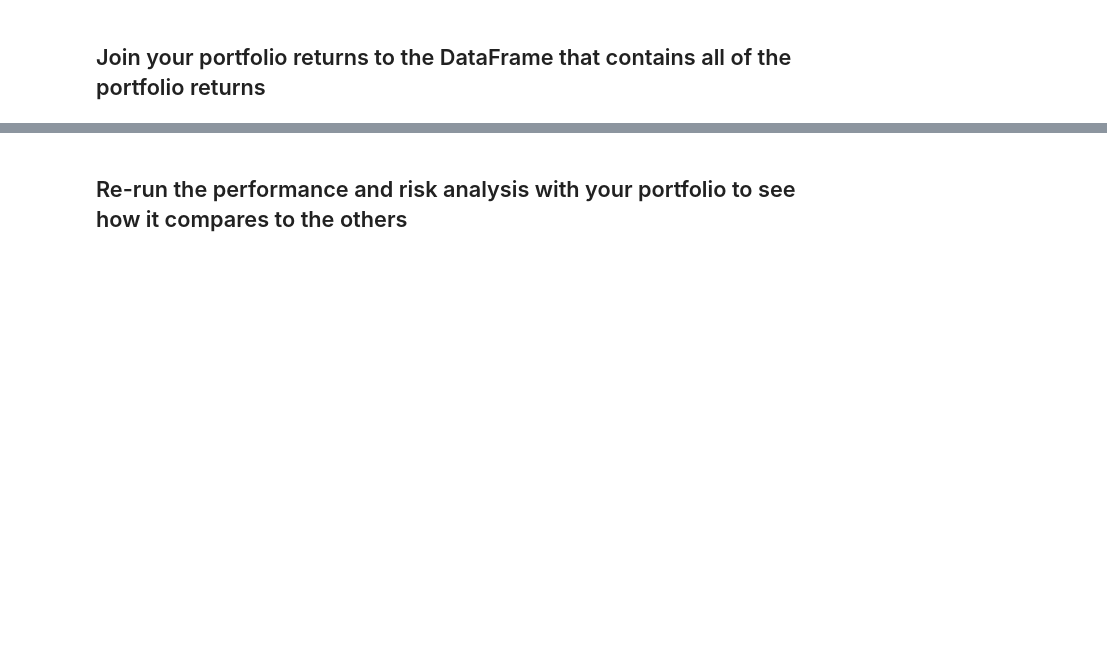
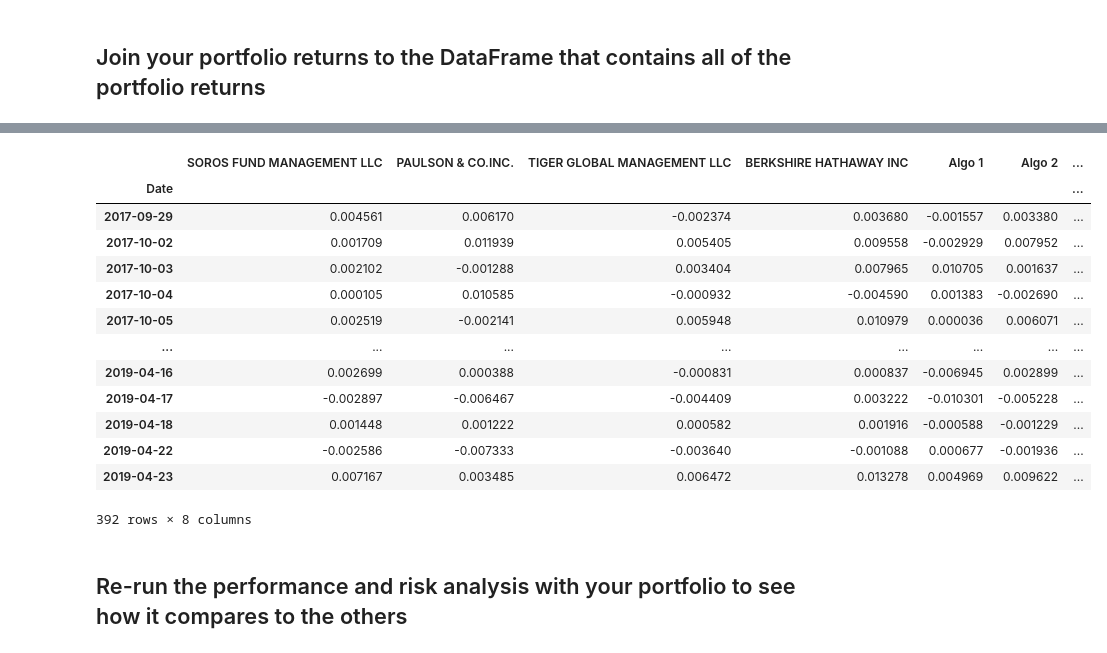
Before and after one commit to dbogatic/jupyter-homework, a Jupyter notebook: whale_analysis.ipynb, the cells around one changed output, grey strips where cells are left out. Cells and saved outputs as stored; diff of their text form; code cells hidden in the pictures; blank space fills up the shorter version.

Commit message:
all porfolio returns

```diff
--- a/whale_analysis.ipynb
+++ b/whale_analysis.ipynb
@@ -534,0 +538,18 @@ weights = [1/3, 1/3, 1/3]
+# %%
+# Calculate weighted portfolio returns
+# YOUR CODE HERE
+weights = [1/3, 1/3, 1/3]
+
+combined_daily_returns = combined_stock_prices.pct_change()
+combined_daily_returns.dropna(inplace=True)
+
+#combined_daily_returns.tail()
+
+weighted_combined_portfolio_return = combined_daily_returns.dot(weights)
+
+#convert serties to dataframe to assign Custom column name before concat
+weighted_combined_portfolio_return = pd.DataFrame(weighted_combined_portfolio_return)
+
+weighted_combined_portfolio_return.rename(columns={0:"Custom"}, inplace=True)
+
+weighted_combined_portfolio_return.head()
@@ -537,3 +566,6 @@ weights = [1/3, 1/3, 1/3]
 # %%
 # Add your "Custom" portfolio to the larger dataframe of fund returns
 # YOUR CODE HERE
+all_portfolio_returns = pd.concat([whale_returns_df, algo_returns_df, sp500_daily_return_df, weighted_combined_portfolio_return], axis='columns', join='inner')
+
+all_portfolio_returns.head()
@@ -540,6 +580,22 @@ weights = [1/3, 1/3, 1/3]
 # %%
 # Only compare dates where return data exists for all the stocks (drop NaNs)
 # YOUR CODE HERE
+all_portfolio_returns.dropna()
+# %% [output]
+|  | SOROS FUND MANAGEMENT LLC | PAULSON & CO.INC. | TIGER GLOBAL MANAGEMENT LLC | BERKSHIRE HATHAWAY INC | Algo 1 | Algo 2 | ... |
+| Date |  |  |  |  |  |  | ... |
+| 2017-09-29 | 0.004561 | 0.006170 | -0.002374 | 0.003680 | -0.001557 | 0.003380 | ... |
+| 2017-10-02 | 0.001709 | 0.011939 | 0.005405 | 0.009558 | -0.002929 | 0.007952 | ... |
+| 2017-10-03 | 0.002102 | -0.001288 | 0.003404 | 0.007965 | 0.010705 | 0.001637 | ... |
+| 2017-10-04 | 0.000105 | 0.010585 | -0.000932 | -0.004590 | 0.001383 | -0.002690 | ... |
+| 2017-10-05 | 0.002519 | -0.002141 | 0.005948 | 0.010979 | 0.000036 | 0.006071 | ... |
+| ... | ... | ... | ... | ... | ... | ... | ... |
+| 2019-04-16 | 0.002699 | 0.000388 | -0.000831 | 0.000837 | -0.006945 | 0.002899 | ... |
+| 2019-04-17 | -0.002897 | -0.006467 | -0.004409 | 0.003222 | -0.010301 | -0.005228 | ... |
+| 2019-04-18 | 0.001448 | 0.001222 | 0.000582 | 0.001916 | -0.000588 | -0.001229 | ... |
+| 2019-04-22 | -0.002586 | -0.007333 | -0.003640 | -0.001088 | 0.000677 | -0.001936 | ... |
+| 2019-04-23 | 0.007167 | 0.003485 | 0.006472 | 0.013278 | 0.004969 | 0.009622 | ... |
+392 rows × 8 columns
 # %% [markdown]
 ## Re-run the performance and risk analysis with your portfolio to see how it compares to the others
 # %%
```
Also changed, not shown: parts of 8 cells of this notebook.
